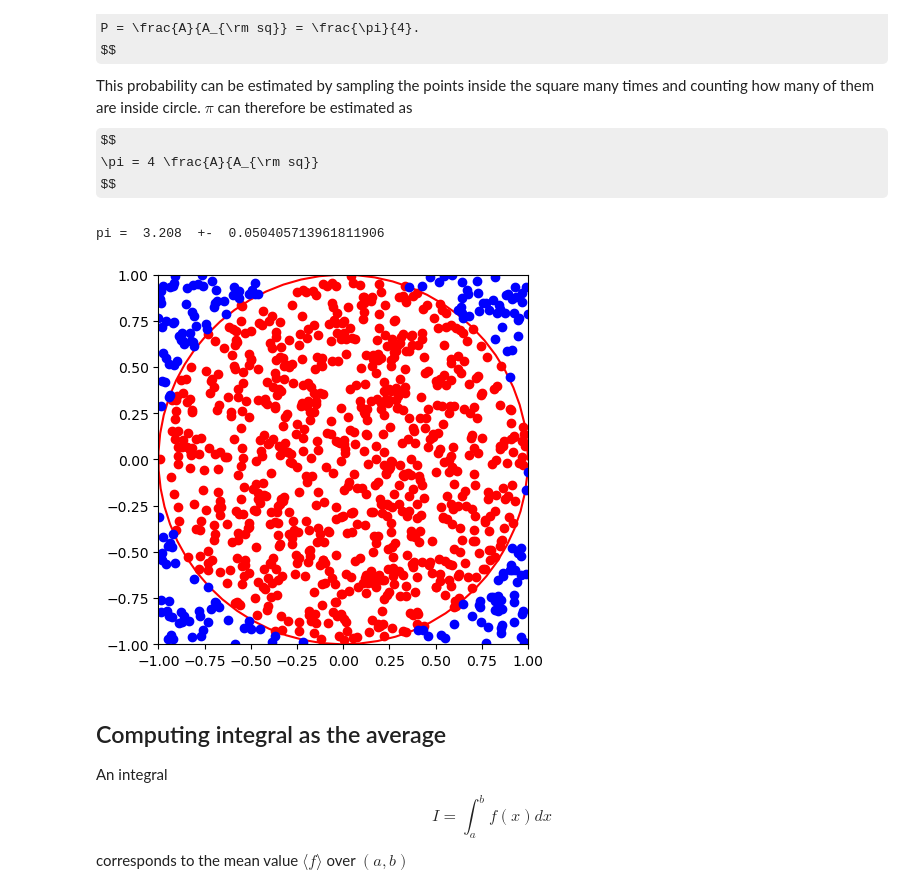
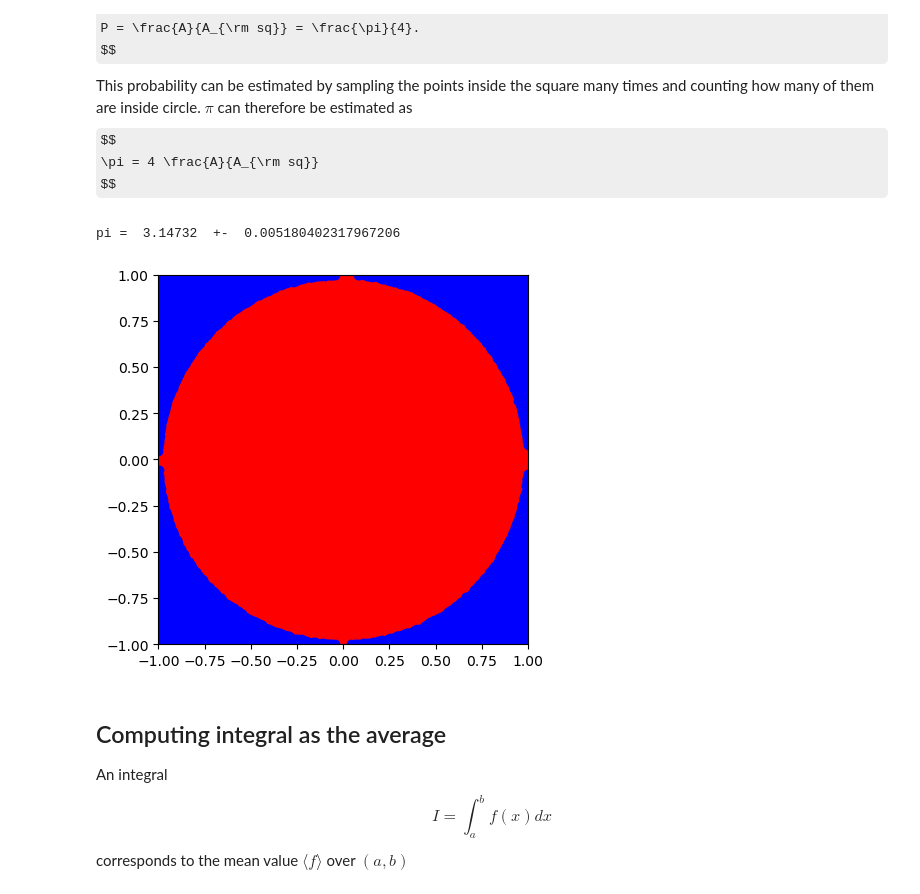
Before and after one commit to vlvovch/PHYS6350-ComputationalPhysics, a Jupyter notebook: code/11_RandomNumbers/11_RandomNumbers.ipynb, the cells around one changed output. Drawn from its saved outputs; the diff is of its cells as text; code cells hidden in the pictures; some formulas as TeX source.

```diff
--- a/code/11_RandomNumbers/11_RandomNumbers.ipynb
+++ b/code/11_RandomNumbers/11_RandomNumbers.ipynb
@@ -407,36 +412,36 @@ def piMC(N):
         r2 = x**2 + y**2
         if (r2 < 1.):
             count += 1
             points_in.append([x,y])
         else:
             points_out.append([x,y])
     p = count/N
     return 4. * p, 4. * np.sqrt(p*(1-p)/N)
 
 
-N = 1000
+N = 100000
 piMC, piMCerr = piMC(N)
 print("pi = ",piMC," +- ",piMCerr)
 
 xpoints = np.arange(0,np.pi,0.01)
 plt.xlim(-1,1)
 plt.ylim(-1,1)
 
 xcircle= [np.cos(phi) for phi in np.arange(0.,2*np.pi,0.1)]
 ycircle= [np.sin(phi) for phi in np.arange(0.,2*np.pi,0.1)]
 plt.plot(xcircle,ycircle,color='r')
 
 x1 = [x[0] for x in points_in]
 y1 = [x[1] for x in points_in]
 plt.plot(x1,y1,'o',color='r')
 x2 = [x[0] for x in points_out]
 y2 = [x[1] for x in points_out]
 plt.plot(x2,y2,'o',color='b')
 plt.gca().set_aspect('equal')
 plt.show()
 # %% [output]
-pi =  3.208  +-  0.050405713961811906
+pi =  3.14732  +-  0.005180402317967206
-[figure, old version]
+[figure, new version]
 # %% [markdown]
 ## Computing integral as the average
 
```
Also changed, not shown: parts of 44 cells of this notebook, 3 other files.
